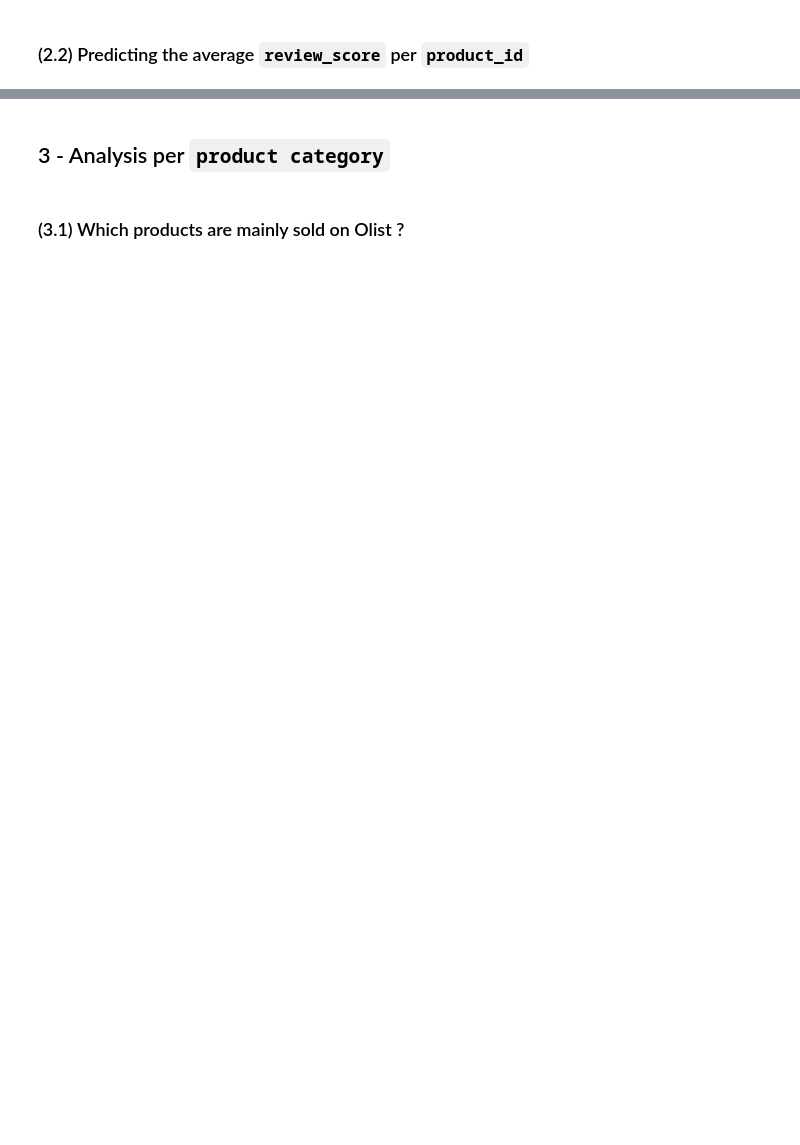
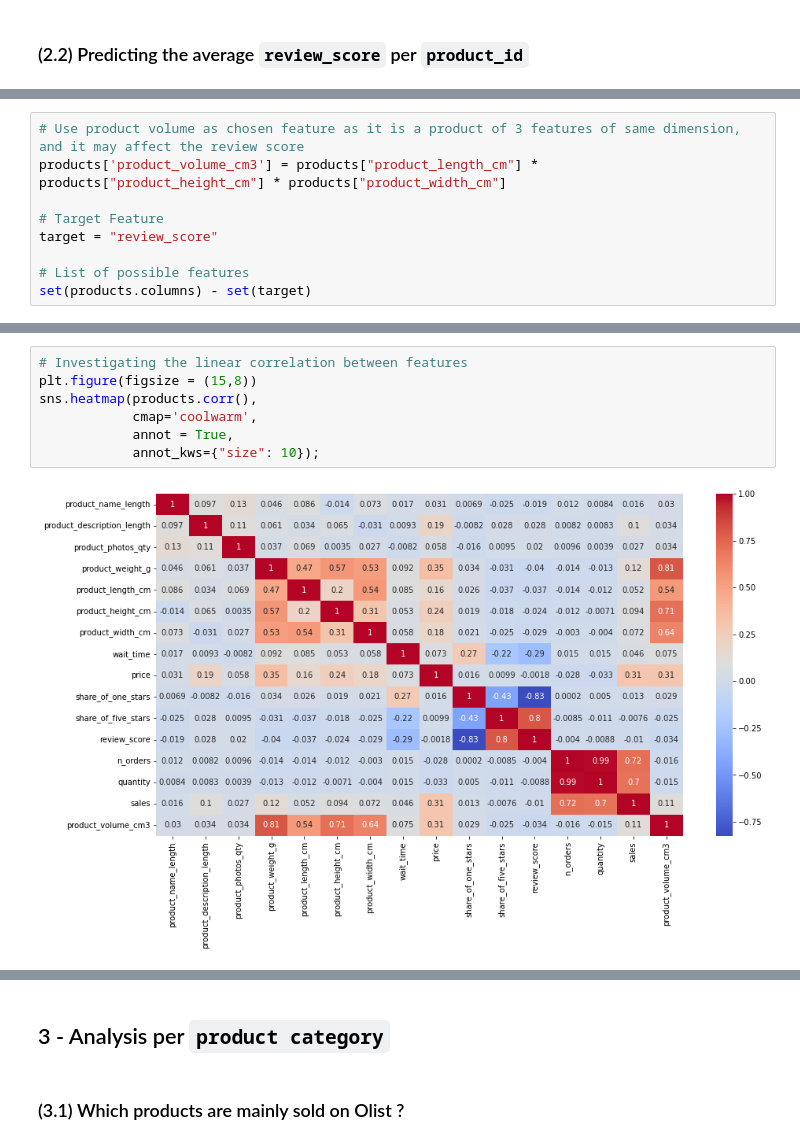
Before and after one commit to yongsin91/olist, a Jupyter notebook: 3_Linear_Regression/products.ipynb, the cells around one changed output, grey strips where cells are left out. Saved outputs shown, nothing was run; the diff lists cells and outputs as text; blank space fills up the shorter version.

```diff
--- a/3_Linear_Regression/products.ipynb
+++ b/3_Linear_Regression/products.ipynb
@@ -72,0 +80,9 @@ products.head()
+# %%
+# Use product volume as chosen feature as it is a product of 3 features of same dimension, and it may affect the review score
+products['product_volume_cm3'] = products["product_length_cm"] * products["product_height_cm"] * products["product_width_cm"]
+
+# Target Feature
+target = "review_score"
+
+# List of possible features
+set(products.columns) - set(target)
@@ -73,3 +108,12 @@ products.head()
+# %%
+# Investigating the linear correlation between features
+plt.figure(figsize = (15,8))
+sns.heatmap(products.corr(),
+            cmap='coolwarm',
+            annot = True,
+            annot_kws={"size": 10});
+# %% [output]
+[figure, added]
 # %% [markdown]
 💡 Some features seem interesting:
 * `product_photos_qty` : the more pictures available, the more likely you will make the decision to purchase it
```
Also changed, not shown: parts of 47 cells of this notebook, 2 other files.
